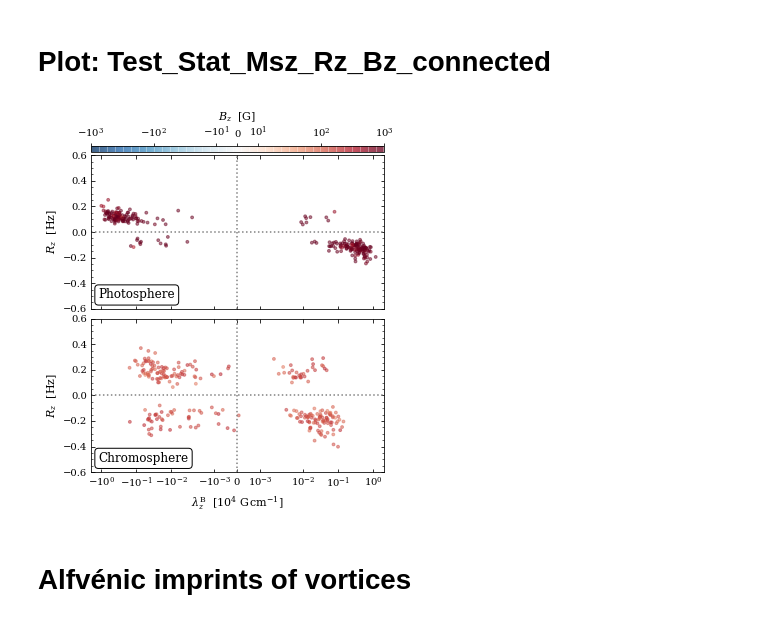
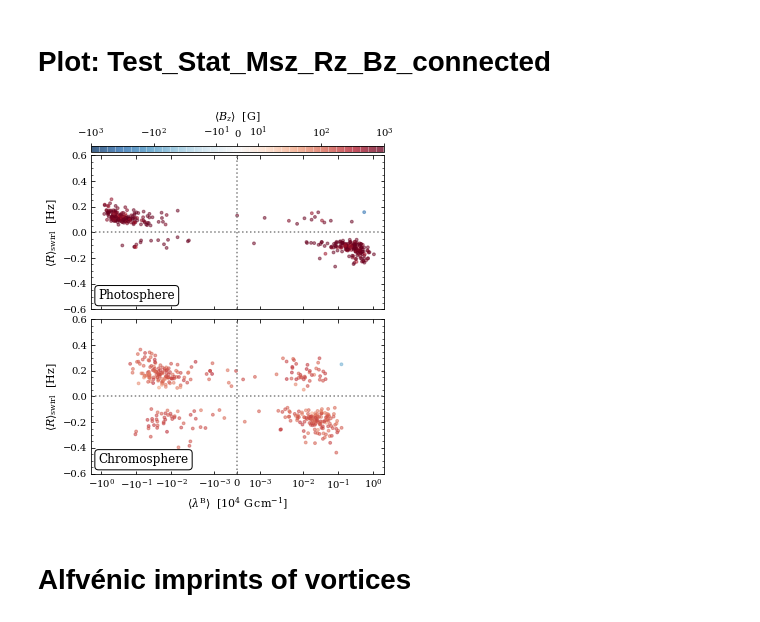
Before and after one commit to jcanivete/my_paperV, a Jupyter notebook: Test_Statistics/Test_Statistics.ipynb, the cells around one changed output. Saved outputs shown, nothing was run; the diff lists cells and outputs as text; code cells hidden in the pictures.

```diff
--- a/Test_Statistics/Test_Statistics.ipynb
+++ b/Test_Statistics/Test_Statistics.ipynb
@@ -30,13 +30,13 @@ plt.rcParams['mathtext.fontset'] = 'dejavuserif'
 # %% [markdown]
 # Load data
 # %%
-dz = 2
+dz = 1
 snapshots = range(240,7201,240)
 zrange = np.arange(0,131,dz)
 
 data = []
 for t in snapshots:
-    data.append(np.load('data/vortexdata5_t'+str(t).zfill(4)+'.npy'))
+    data.append(np.load('newdata/vortexdata_t'+str(t).zfill(4)+'_final.npy'))
 
 data_all = np.vstack(data)
 
@@ -57,5 +57,6 @@ Bz = data_all[:,13]
 Bz_std = data_all[:,14]
 MSz = data_all[:,15]
 MSz_std = data_all[:,16]
+period = 4.*np.pi/np.abs(rortex)
 # %% [markdown]
 # Plot Test_stats_z
@@ -872,12 +1417,25 @@ def extract_3D_structures(data, delta_xy, delta_z, z_i, z_th_up, z_th_down):
+# %%
+# Extract 3D structures from all snapshots
+
+d = np.load('newdata/vortexdata_t5774_final.npy')
+
+delta_xy = np.arange(-4,5)
+delta_z = np.array([-1,-2])
+#delta_z = np.array([-5,-10])
+z_th_up = 70
+z_th_down = 70
+z_i = 70
+structures = extract_3D_structures(d, delta_xy, delta_z, z_i, z_th_up, z_th_down)
+np.save('newdata/structures3D_all_t5774.npy', np.array(structures, dtype=object))
 # %%
 # Extract 3D structures from all snapshots
 
 data = []
 for t in snapshots:
-    data.append(np.load('data/vortexdata5_t'+str(t).zfill(4)+'.npy'))
+    data.append(np.load('newdata/vortexdata_t'+str(t).zfill(4)+'_final.npy'))
 
 delta_xy = np.arange(-4,5)
-delta_z = np.array([-2,-4,-6])
+delta_z = np.array([-1,-2])
 #delta_z = np.array([-5,-10])
 z_th_up = 70
 z_th_down = 70
@@ -885,17 +1443,17 @@ z_i = 70
 connected_vortices = []
 for d,t in zip(data,snapshots):
     structures = extract_3D_structures(d, delta_xy, delta_z, z_i, z_th_up, z_th_down)
-    np.save('data/structures3D_all5_t'+str(t)+'.npy', np.array(structures, dtype=object))
+    np.save('newdata/structures3D_all_t'+str(t)+'.npy', np.array(structures, dtype=object))
     connected_vortices.append(structures)
 # %%
 # Extract 3D structures from all snapshots
 
 data = []
 for t in snapshots:
-    data.append(np.load('data/vortexdata5_t'+str(t).zfill(4)+'.npy'))
+    data.append(np.load('newdata/vortexdata_t'+str(t).zfill(4)+'_final.npy'))
 
 delta_xy = np.arange(-4,5)
-delta_z = np.array([-2,-4,-6])
+delta_z = np.array([-1,-2])
 #delta_z = np.array([-5,-10])
 z_th_up = 100
 z_th_down = 30
@@ -903,6 +1461,6 @@ z_i = 70
 connected_vortices = []
 for d,t in zip(data,snapshots):
     structures = extract_3D_structures(d, delta_xy, delta_z, z_i, z_th_up, z_th_down)
-    np.save('data/structures3D_5_t'+str(t)+'.npy', np.array(structures, dtype=object))
+    np.save('newdata/structures3D_t'+str(t)+'.npy', np.array(structures, dtype=object))
     connected_vortices.append(structures)
 # %%
@@ -999,7 +1554,7 @@ im = ax.scatter(MSz_phot,
 #ax.set_title('Convection')
 
 # Labels
-ax.set_ylabel(r'$R_z~~[{\rm Hz}]$')
+ax.set_ylabel(r'$\langle R \rangle_{\rm swirl}~~[{\rm Hz}]$')
 
 # Axis
 ax.set_xlim(-2,2)
@@ -1042,8 +1597,8 @@ im = ax.scatter(MSz_chrom,
 #ax.set_title('Photosphere')
 
 # Labels
-ax.set_ylabel(r'$R_z~~[{\rm Hz}]$')
-ax.set_xlabel(r'$\lambda^{\rm B}_z~~[10^4~{\rm G}\,{\rm cm}^{-1}]$')
+ax.set_ylabel(r'$\langle R \rangle_{\rm swirl}~~[{\rm Hz}]$')
+ax.set_xlabel(r'$\langle \lambda^{\rm B} \rangle ~~[10^4~{\rm G}\,{\rm cm}^{-1}]$')
 ax.set_xticks([-1,-1e-1,-1e-2,-1e-3,0,1e-3,1e-2,1e-1,1])
 
 # Axis
@@ -1053,36 +1608,36 @@ ax.axvline(0, linestyle=':', color='Gray')
 ax.axhline(0, linestyle=':', color='Gray')
 
 # Ticks
 ax.tick_params(axis="both", direction="in", which="both", right=True, top=True)
 ax.minorticks_on()
 
 # Add text
 ax.text(-1.2,
         -0.52,
         r'Chromosphere',
         size=12,
         bbox=dict(boxstyle="round",
                   fc=(1.0, 1.0, 1.0),
                   ec=(0.0, 0.0, 0.0),)
        )
 
 #####################################
 
 # Colorbar
 
 cb_ax = fig.add_axes([0.157, 0.97, 0.814, 0.018])
 cbar = fig.colorbar(im, cax=cb_ax, orientation='horizontal', ticks=[-1e3,-1e2,-1e1,0,1e1,1e2,1e3])
-cbar.set_label(r'$B_{z}~~[{\rm G}]$')
+cbar.set_label(r'$\langle B_{z} \rangle ~~[{\rm G}]$')
 cbar.ax.xaxis.set_ticks_position('top')
 cbar.ax.xaxis.set_label_position('top')
 #####################################
 
 fig.tight_layout(h_pad=0.1)
 #fig.savefig('../Figures/Test_Stat_Msz_Rz_Bz_connected.pdf', bbox_inches = 'tight', pad_inches = 0.01)
 #fig.savefig('../Figures/Test_Stat_Msz_Rz_Bz_connected.png', dpi=200, bbox_inches = 'tight', pad_inches = 0.01)
-fig.savefig('../Figures/Test_Stat_Msz_Rz_Bz_connected_relax.png', dpi=200, bbox_inches = 'tight', pad_inches = 0.01)
+fig.savefig('../Figures/Test_Stat_Msz_Rz_Bz_connected.png', dpi=200, bbox_inches = 'tight', pad_inches = 0.2)
 # %% [output]
-[figure, old version]
+[figure, new version]
 # %% [markdown]
 # Alfvénic imprints of vortices
 # %%
```
Also changed, not shown: parts of 34 cells of this notebook, 5 other files.
